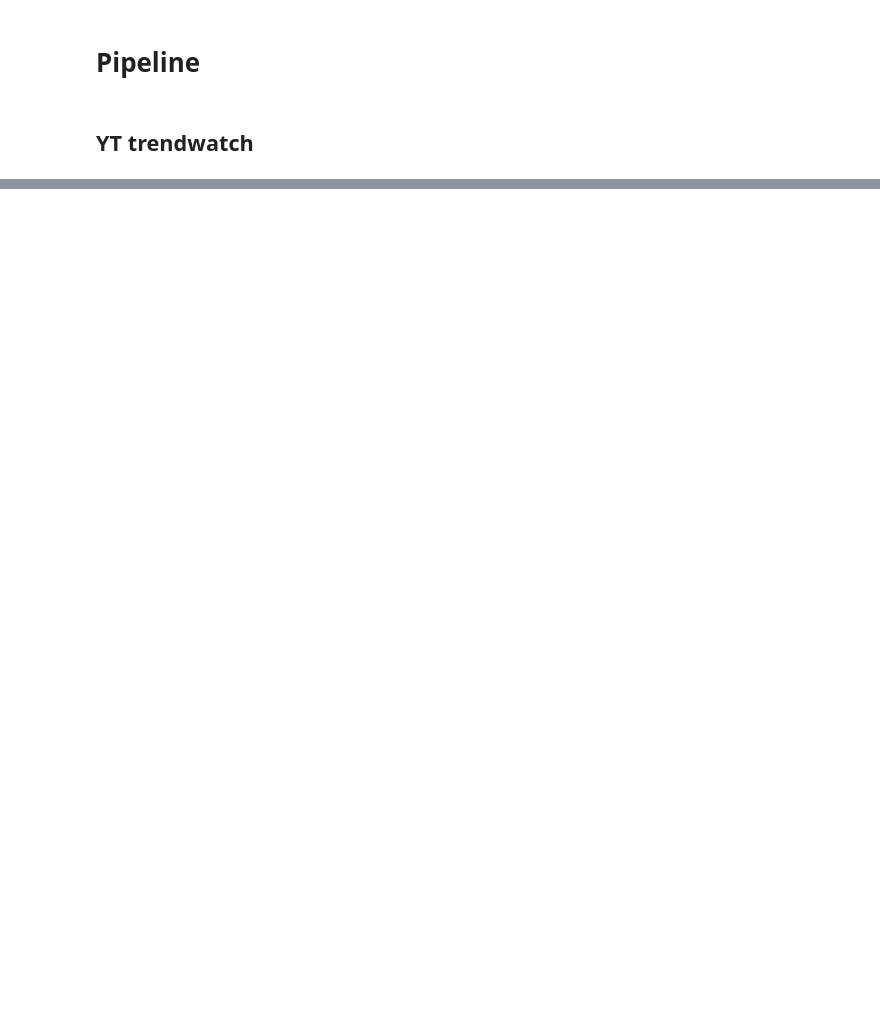
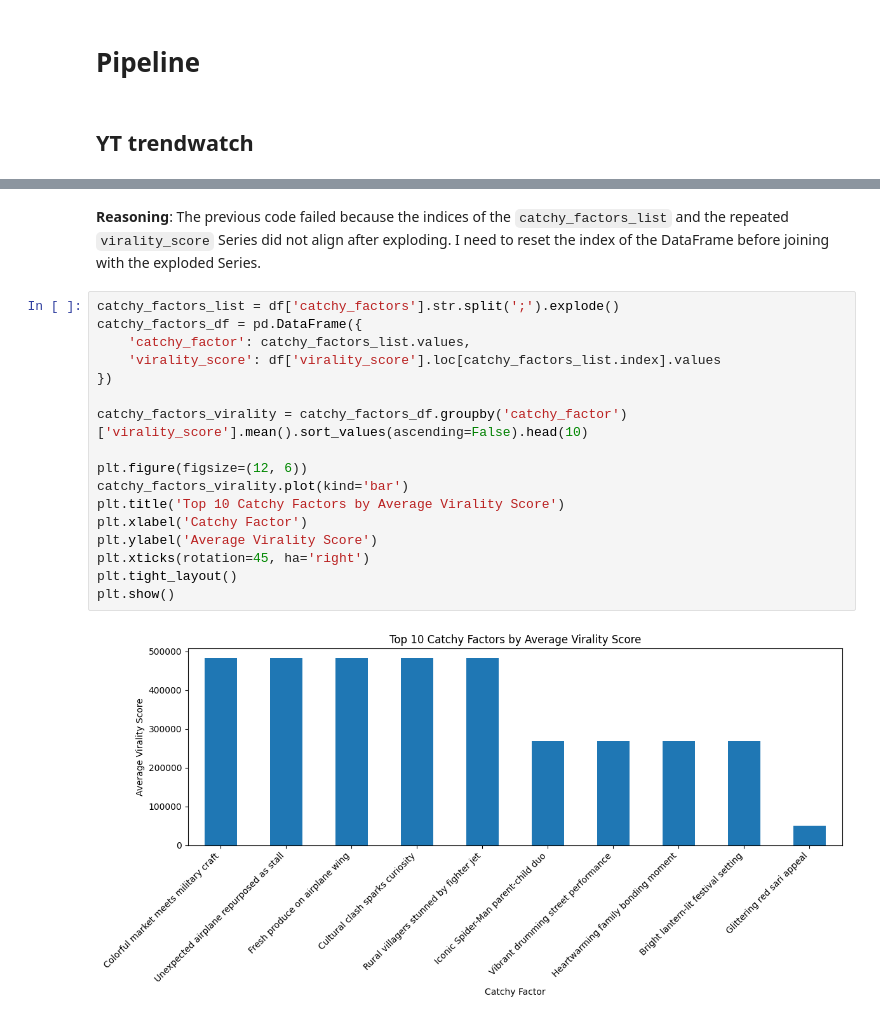
Before and after one commit to zack-dev-cm/trendwatch, a Jupyter notebook: trendwatch_yt.ipynb, the cells around one changed output, grey strips where cells are left out. Saved outputs shown, nothing was run; the diff lists cells and outputs as text; blank space fills up the shorter version.

```diff
--- a/trendwatch_yt.ipynb
+++ b/trendwatch_yt.ipynb
@@ -499,0 +597,22 @@ Analyzing ━━━━━━━━━━╺━━━━━━━━━━━━
+# %% [markdown]
+**Reasoning**:
+The previous code failed because the indices of the `catchy_factors_list` and the repeated `virality_score` Series did not align after exploding. I need to reset the index of the DataFrame before joining with the exploded Series.
+# %%
+catchy_factors_list = df['catchy_factors'].str.split(';').explode()
+catchy_factors_df = pd.DataFrame({
+    'catchy_factor': catchy_factors_list.values,
+    'virality_score': df['virality_score'].loc[catchy_factors_list.index].values
+})
+
+catchy_factors_virality = catchy_factors_df.groupby('catchy_factor')['virality_score'].mean().sort_values(ascending=False).head(10)
+
+plt.figure(figsize=(12, 6))
+catchy_factors_virality.plot(kind='bar')
+plt.title('Top 10 Catchy Factors by Average Virality Score')
+plt.xlabel('Catchy Factor')
+plt.ylabel('Average Virality Score')
+plt.xticks(rotation=45, ha='right')
+plt.tight_layout()
+plt.show()
+# %% [output]
+[figure, added]
```
Also changed, not shown: parts of 17 cells of this notebook.
